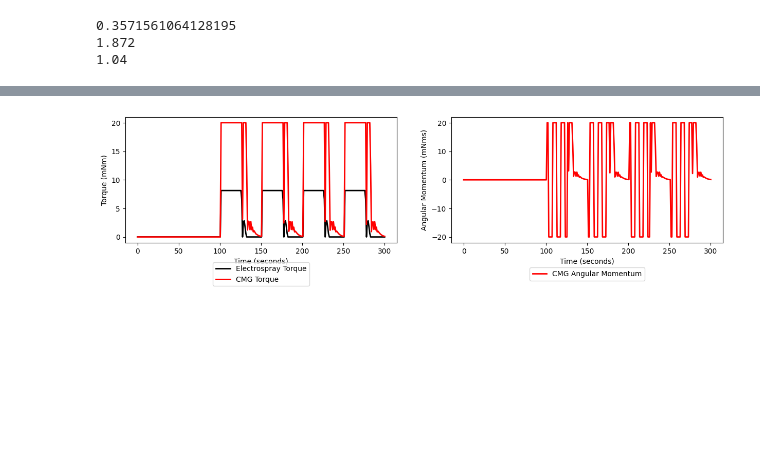
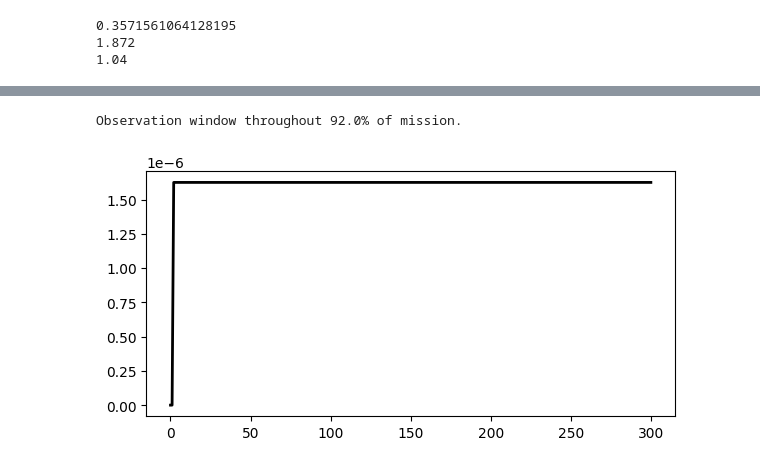
Before and after one commit to Menamonmon/on-axis-momentum, a Jupyter notebook: momentum.ipynb, the cells around one changed output, grey strips where cells are left out. Drawn from its saved outputs; the diff is of its cells as text; code cells hidden in the pictures; blank space fills up the shorter version.

```diff
--- a/momentum.ipynb
+++ b/momentum.ipynb
@@ -258,40 +259,41 @@ interactive(children=(FloatSlider(value=0.24, description='Kc', max=1.0, min=-0.
 # %%
 esp_tau = np.zeros(n)
 cmg_tau = np.zeros(n)
 cmg_l = np.zeros(n)
-tolerance = 1
-cmg_unload_rate = 0.5
-cmg_utilization_coefficient = 0.5
+
+
 
 for i in range(1,n):
-    esp_tau[i] = esp_tau_max * allocation(alpha[i], Iz, esp_tau_max, cmg_tau_max, cmg_l_max, boom_length, tolerance, error[i], cmg_unload_rate, tstep, cmg_l[i], cmg_utilization_coefficient)['esp'] * (10e3)
-    cmg_tau[i] = cmg_tau_max * allocation(alpha[i], Iz, esp_tau_max, cmg_tau_max, cmg_l_max, boom_length, tolerance, error[i], cmg_unload_rate, tstep, cmg_l[i], cmg_utilization_coefficient)['cmg'] * (10e3)
-    cmg_l[i] = allocation(alpha[i], Iz, esp_tau_max, cmg_tau_max, cmg_l_max, boom_length, tolerance, error[i], cmg_unload_rate, tstep, cmg_l[i], cmg_utilization_coefficient)['l'] * (10e3)
+    esp_tau[i] = esp_tau_max * allocation(alpha[i], Iz, esp_tau_max, cmg_tau_max, cmg_l_max, error[i], tstep, cmg_l[i])['cmg_l']
+
+
+a = allocation(alpha[50], Iz, esp_tau_max, cmg_tau_max, cmg_l_max, error[50], tstep, cmg_l[50])['esp']
 
 acceptable_error_count = 0
 
 for i in range(0,n):
     if error[i] < 0.4:
         acceptable_error_count += 1
 
 error_percentage = (acceptable_error_count / n) * 100
 
 print(f"Observation window throughout {error_percentage}% of mission.")
 
 
 
 plt.figure(1,figsize=(15,7))
 plt.subplot(2,2,1)
-plt.plot(t,esp_tau,'k-',linewidth=2,label='Electrospray Utilization (Torque)')
-plt.plot(t,cmg_tau,'r-',linewidth=2,label='CMG Utilization (Torque)')
-plt.xlabel("Time (seconds)")
-plt.ylabel("Torque (mNm)")
-plt.legend(bbox_to_anchor=(0.5, -0.3), loc='center', borderaxespad=0)
-plt.subplot(2,2,2)
-plt.plot(t,cmg_l,'r-',linewidth=2,label='CMG Angular Momentum')
-plt.ylabel("Angular Momentum (mNms)")
-plt.xlabel("Time (seconds)")
-plt.legend(bbox_to_anchor=(0.5, -0.3), loc='center', borderaxespad=0)
+plt.plot(t,esp_tau,'k-',linewidth=2,label='test')
+# plt.plot(t,cmg_tau,'r-',linewidth=2,label='CMG Utilization (Torque)')
+# plt.xlabel("Time (seconds)")
+# plt.ylabel("Torque (mNm)")
+# plt.legend(bbox_to_anchor=(0.5, -0.3), loc='center', borderaxespad=0)
+# plt.subplot(2,2,2)
+# plt.plot(t,cmg_l,'r-',linewidth=2,label='CMG Angular Momentum')
+# plt.ylabel("Angular Momentum (mNms)")
+# plt.xlabel("Time (seconds)")
+# plt.legend(bbox_to_anchor=(0.5, -0.3), loc='center', borderaxespad=0)
 plt.show()
 # %% [output]
+Observation window throughout 92.0% of mission.
-[figure, old version]
+[figure, new version]
```
Also changed, not shown: parts of 3 cells of this notebook.
